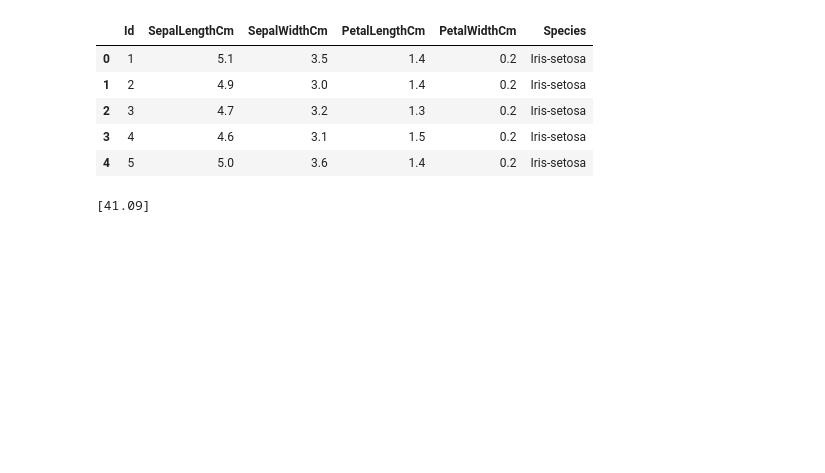
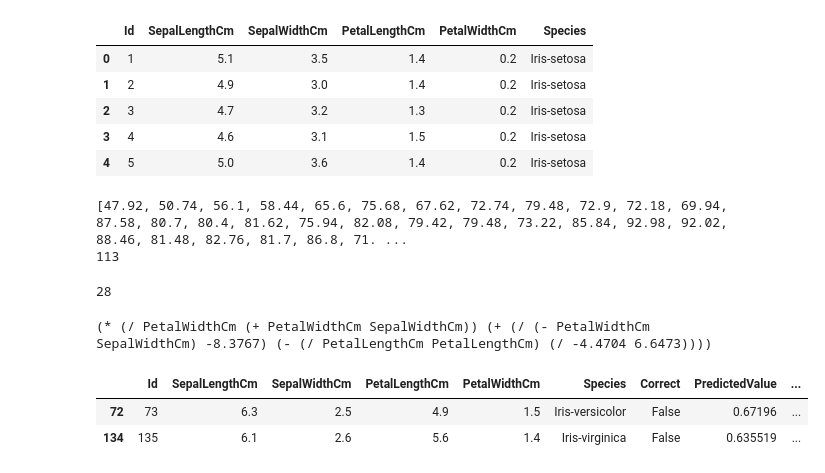
Before and after one commit to olincollege/genetic-programming, a Jupyter notebook: src/main.ipynb, the cells around one changed output. Drawn from its saved outputs; the diff is of its cells as text; code cells hidden in the pictures; blank space fills up the shorter version.

```diff
--- a/src/main.ipynb
+++ b/src/main.ipynb
@@ -36,5 +50,15 @@ NUM_PARENTS_TO_SURVIVE = int(POPULATION_SIZE * 0.1
 best, fitness, history = g.solve(POPULATION_SIZE, GENERATIONS,CROSSOVER_RATE, MUTATION_RATE, NUM_PARENTS_TO_SURVIVE, train_df)
 # %%
-history
+print(history)
+print(fitness)
 # %% [output]
-[41.09]
+[47.92, 50.74, 56.1, 58.44, 65.6, 75.68, 67.62, 72.74, 79.48, 72.9, 72.18, 69.94, 87.58, 80.7, 80.4, 81.62, 75.94, 82.08, 79.42, 79.48, 73.22, 85.84, 92.98, 92.02, 88.46, 81.48, 82.76, 81.7, 86.8, 71. ...
+113
+# %%
+IrisGP.evaluate_fitness(best, test_df)
+# %% [output]
+28
+# %%
+best
+# %% [output]
+(* (/ PetalWidthCm (+ PetalWidthCm SepalWidthCm)) (+ (/ (- PetalWidthCm SepalWidthCm) -8.3767) (- (/ PetalLengthCm PetalLengthCm) (/ -4.4704 6.6473))))
@@ -40,0 +67,6 @@ history
+# %%
+vis.test_results[vis.test_results["Correct"] == False]
+# %% [output]
+|  | Id | SepalLengthCm | SepalWidthCm | PetalLengthCm | PetalWidthCm | Species | Correct | PredictedValue | ... |
+| 72 | 73 | 6.3 | 2.5 | 4.9 | 1.5 | Iris-versicolor | False | 0.67196 | ... |
+| 134 | 135 | 6.1 | 2.6 | 5.6 | 1.4 | Iris-virginica | False | 0.635519 | ... |
```
Also changed, not shown: parts of 9 cells of this notebook, 1 other file.
